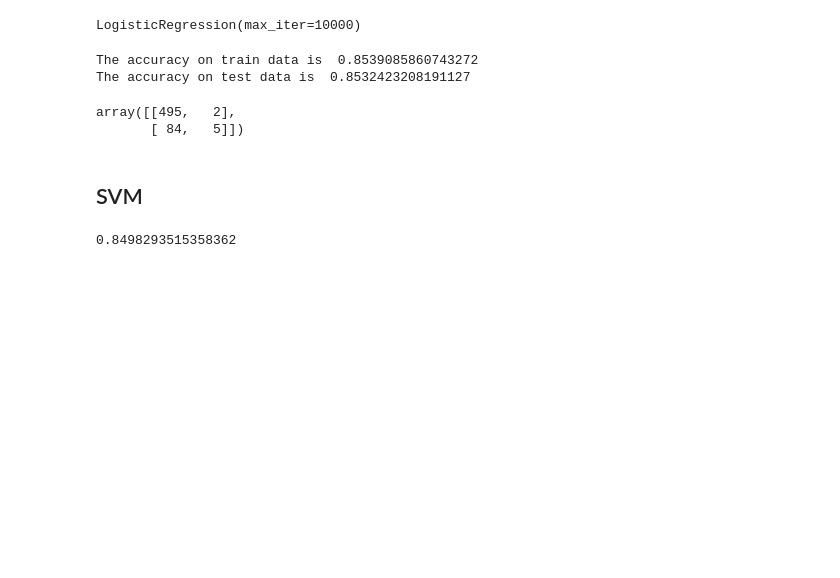
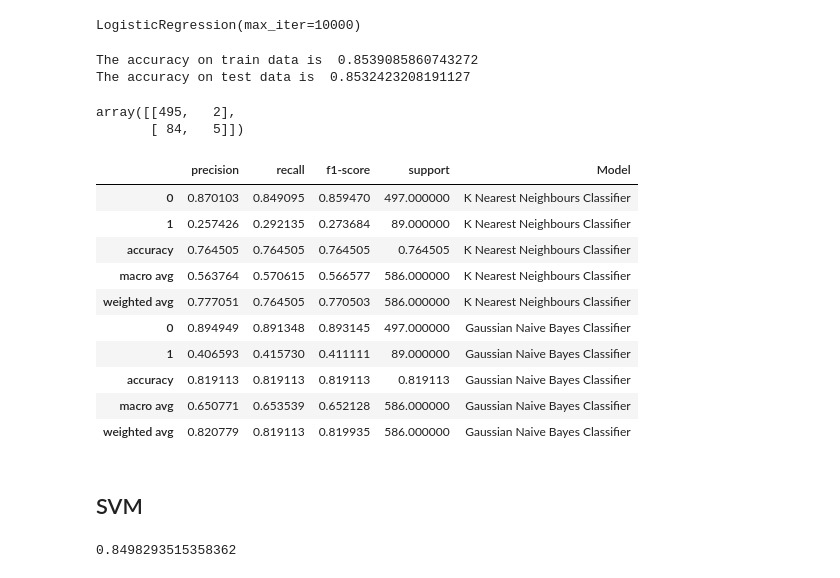
Before and after one commit to Arvind-krishna/Classification---Cardiovascular-Risk-prediction, a Jupyter notebook: Cardiovascular_risk.ipynb, the cells around one changed output. Cells and saved outputs as stored; diff of their text form; code cells hidden in the pictures; blank space fills up the shorter version.

```diff
--- a/Cardiovascular_risk.ipynb
+++ b/Cardiovascular_risk.ipynb
@@ -396,0 +415,8 @@ knn_cv.best_params_
+# %%
+from sklearn.metrics import classification_report
+#adding results to results df
+dict1= classification_report(y_test,y_pred,output_dict=True)
+tempodf=pd.DataFrame(dict1).transpose()
+tempodf['Model'] = 'K Nearest Neighbours Classifier'
+
+res_df=res_df.append(tempodf)
@@ -417,6 +456,14 @@ confusion_matrix(y_test,y_test_pred)
 # %% [output]
 array([[443,  54],
        [ 52,  37]])
+# %%
+
+#adding results to results df
+dict1= classification_report(y_test,y_test_pred,output_dict=True)
+tempodf=pd.DataFrame(dict1).transpose()
+tempodf['Model'] = 'Gaussian Naive Bayes Classifier'
+
+res_df=res_df.append(tempodf)
 # %% [markdown]
 ## Logistic Regression
 # %%
@@ -446,11 +493,36 @@ print("The accuracy on test data is ", test_accuracy)
 # %% [output]
 The accuracy on train data is  0.8539085860743272
 The accuracy on test data is  0.8532423208191127
+# %%
+#adding results to results df
+dict1= {'Model':'Logistic Regression Classifier','Training R2':clf.score(X_smote,y_smote), 'Test R2':clf.score(X_test,y_test)}
+res_df=res_df.append(dict1,ignore_index=True)
 # %%
 confusion_matrix(y_test,test_class_preds)
 # %% [output]
 array([[495,   2],
        [ 84,   5]])
+# %%
+#adding results to results df
+dict1= classification_report(y_test,y_pred,output_dict=True)
+tempodf=pd.DataFrame(dict1).transpose()
+tempodf['Model'] = 'Logistic Regressioin'
+
+res_df=res_df.append(tempodf)
+# %%
+res_df
+# %% [output]
+|  | precision | recall | f1-score | support | Model |
+| 0 | 0.870103 | 0.849095 | 0.859470 | 497.000000 | K Nearest Neighbours Classifier |
+| 1 | 0.257426 | 0.292135 | 0.273684 | 89.000000 | K Nearest Neighbours Classifier |
+| accuracy | 0.764505 | 0.764505 | 0.764505 | 0.764505 | K Nearest Neighbours Classifier |
+| macro avg | 0.563764 | 0.570615 | 0.566577 | 586.000000 | K Nearest Neighbours Classifier |
+| weighted avg | 0.777051 | 0.764505 | 0.770503 | 586.000000 | K Nearest Neighbours Classifier |
+| 0 | 0.894949 | 0.891348 | 0.893145 | 497.000000 | Gaussian Naive Bayes Classifier |
+| 1 | 0.406593 | 0.415730 | 0.411111 | 89.000000 | Gaussian Naive Bayes Classifier |
+| accuracy | 0.819113 | 0.819113 | 0.819113 | 0.819113 | Gaussian Naive Bayes Classifier |
+| macro avg | 0.650771 | 0.653539 | 0.652128 | 586.000000 | Gaussian Naive Bayes Classifier |
+| weighted avg | 0.820779 | 0.819113 | 0.819935 | 586.000000 | Gaussian Naive Bayes Classifier |
 # %% [markdown]
 ## SVM
 # %%
```
Also changed, not shown: parts of 22 cells of this notebook.
